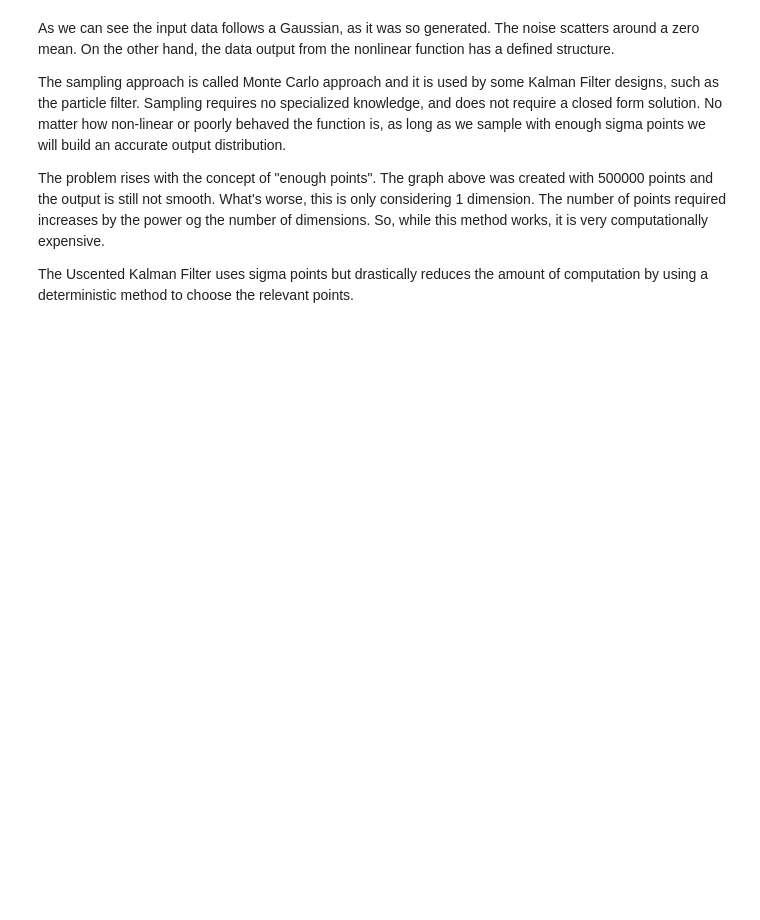
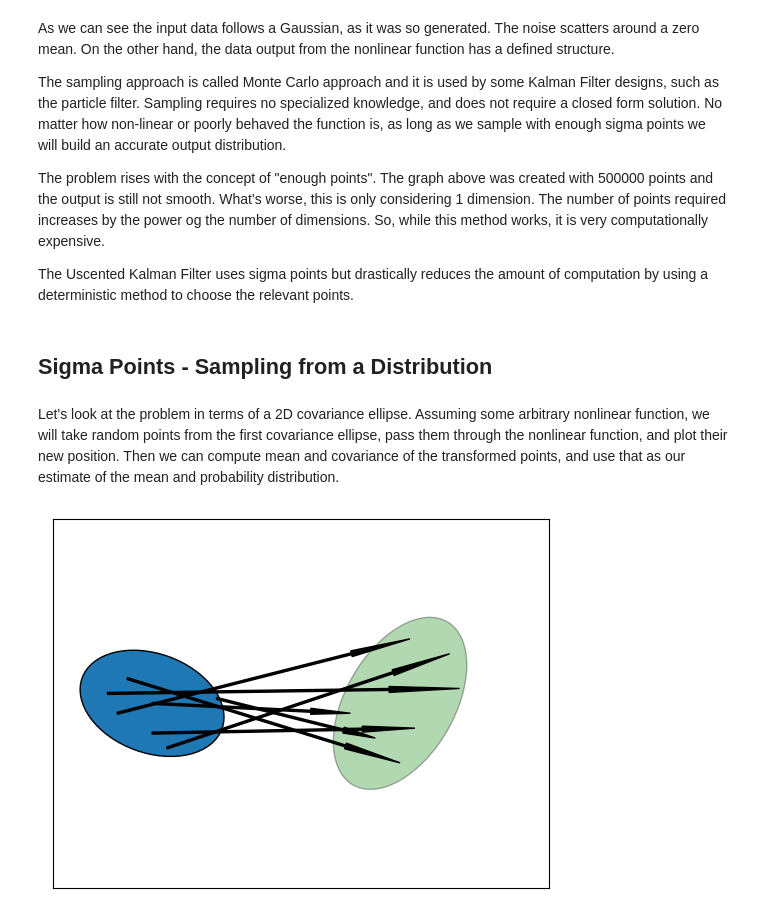
Before and after one commit to giuliaprosio/unscented-kalman-filters, a Jupyter notebook: UKF.ipynb, the cells around one changed output. Drawn from its saved outputs; the diff is of its cells as text; code cells hidden in the pictures; blank space fills up the shorter version.

```diff
--- a/UKF.ipynb
+++ b/UKF.ipynb
@@ -124,3 +124,37 @@ The number of points required increases by the power og the number of dimensions
 So, while this method works, it is very computationally expensive.
 
 The Uscented Kalman Filter uses sigma points but drastically reduces the amount of computation by using a deterministic method to choose the relevant points.
+# %% [markdown]
+## Sigma Points - Sampling from a Distribution
+# %% [markdown]
+Let's look at the problem in terms of a 2D covariance ellipse.
+Assuming some arbitrary nonlinear function, we will take random points from the first covariance ellipse, pass them through the nonlinear function, and plot their new position.
+Then we can compute mean and covariance of the transformed points, and use that as our estimate of the mean and probability distribution.
+# %%
+from matplotlib.patches import Ellipse, Arrow
+
+def arrow(x1,y1,x2,y2, width=0.2):
+    return Arrow(x1,y1, x2-x1, y2-y1, lw=1, width=width, ec='k', color='k')
+
+plt.cla()
+ax = plt.gca()
+
+ax.add_artist(Ellipse(xy=(2,5), width=2, height=3,angle=70,linewidth=1,ec='k'))
+ax.add_artist(Ellipse(xy=(7,5), width=2.2, alpha=0.3, height=3.8,angle=150,fc='g',linewidth=1,ec='k'))
+
+ax.add_artist(arrow(2, 5, 6, 4.8))
+ax.add_artist(arrow(1.5, 5.5, 7, 3.8))
+ax.add_artist(arrow(2.3, 4.1, 8, 6))
+ax.add_artist(arrow(3.3, 5.1, 6.5, 4.3))
+ax.add_artist(arrow(1.3, 4.8, 7.2, 6.3))
+ax.add_artist(arrow(1.1, 5.2, 8.2, 5.3))
+ax.add_artist(arrow(2, 4.4, 7.3, 4.5))
+
+ax.axes.get_xaxis().set_visible(False)
+ax.axes.get_yaxis().set_visible(False)
+
+plt.axis('equal')
+plt.xlim(0,10); plt.ylim(0,10)
+plt.show()
+# %% [output]
+[figure, added]
```
Also changed, not shown: parts of 6 cells of this notebook.
